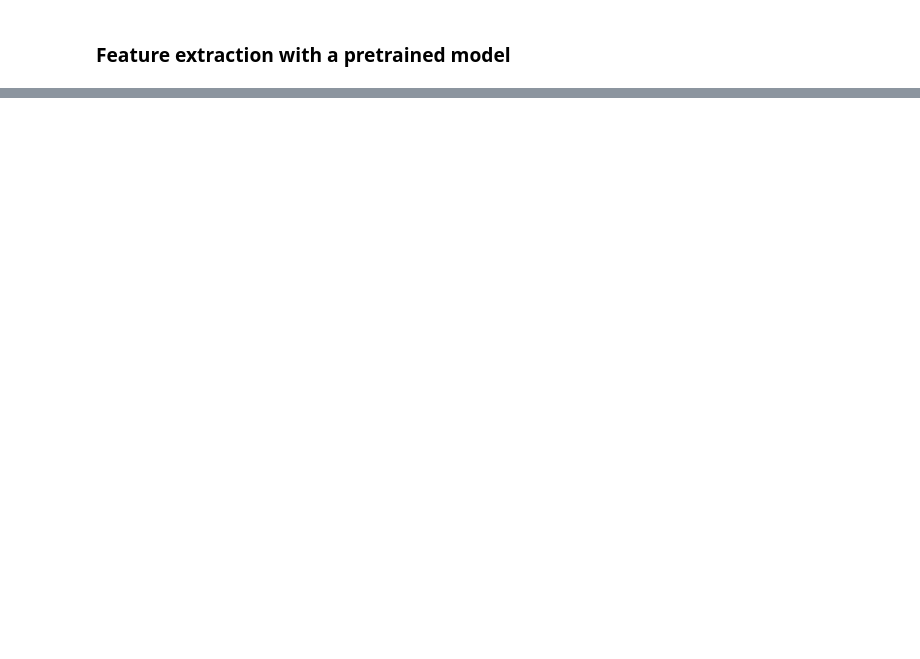
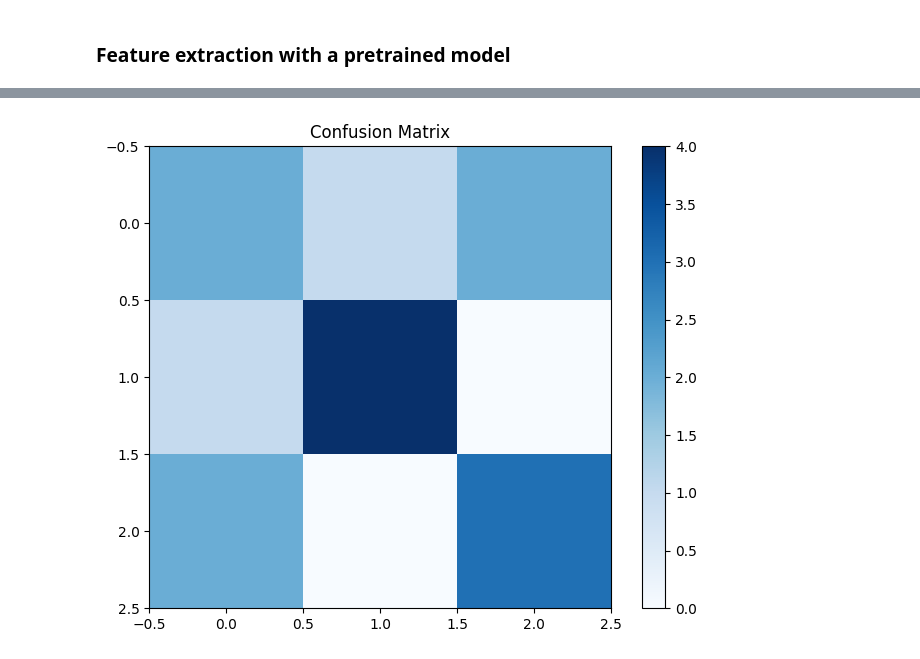
Before and after one commit to DiegoBoos/CSCN8010-lab-submissions, a Jupyter notebook: students_submissions/8946481/lab10.ipynb, the cells around one changed output, grey strips where cells are left out. Saved outputs shown, nothing was run; the diff lists cells and outputs as text; code cells hidden in the pictures; blank space fills up the shorter version.

```diff
--- a/students_submissions/8946481/lab10.ipynb
+++ b/students_submissions/8946481/lab10.ipynb
@@ -71,18 +154,0 @@ conv_base = keras.applications.vgg16.VGG16(
-# %%
-from keras.utils import image_dataset_from_directory
-from keras import layers
-
-data_folder = pathlib.Path("./data/kaggle_birds_top_3")
-
-train_dataset = image_dataset_from_directory(
-    data_folder / "train",
-    image_size=(224, 224),
-    batch_size=32)
-validation_dataset = image_dataset_from_directory(
-    data_folder / "valid",
-    image_size=(224, 224),
-    batch_size=32)
-test_dataset = image_dataset_from_directory(
-    data_folder / "test",
-    image_size=(224, 224),
-    batch_size=32)
@@ -233,0 +316,14 @@ plt.show()
+# %%
+test_dataset.reset()
+y_true = test_dataset.classes
+y_pred = test_model.predict(test_dataset)
+y_pred_classes = np.argmax(y_pred, axis=1)
+
+cm = tf.math.confusion_matrix(y_true, y_pred_classes)
+
+plt.figure(figsize=(8, 6))
+plt.imshow(cm, interpolation='nearest', cmap=plt.cm.Blues)
+plt.title('Confusion Matrix')
+plt.colorbar()
+plt.show()
+# %% [output]
@@ -233,0 +331 @@ plt.show()
+[figure, added]
```
Also changed, not shown: parts of 25 cells of this notebook, 7 other files.
